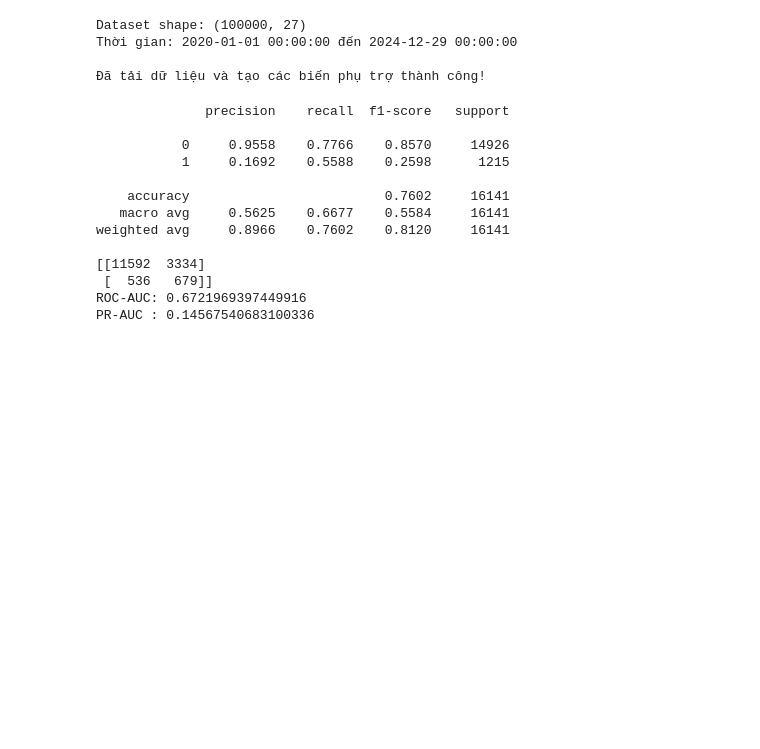
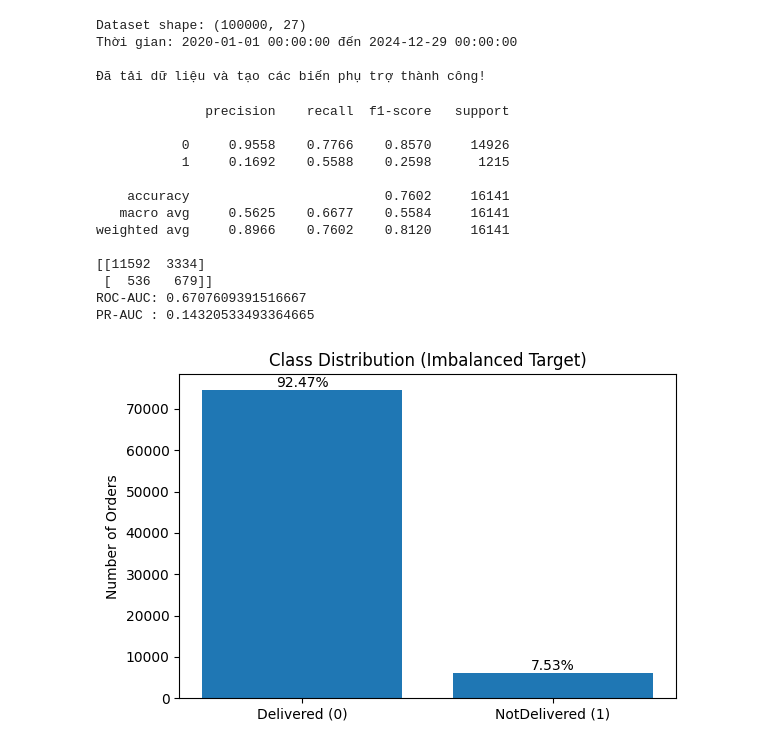
Before and after one commit to khoa2795/Final-Project, a Jupyter notebook: 03_Modeling_and_Prediction.ipynb, the cells around one changed output. Saved outputs shown, nothing was run; the diff lists cells and outputs as text; code cells hidden in the pictures; blank space fills up the shorter version.

Commit message:
Model

```diff
--- a/03_Modeling_and_Prediction.ipynb
+++ b/03_Modeling_and_Prediction.ipynb
@@ -148,28 +148,24 @@ df_model["NotDelivered"] = (
     df_model["OrderStatus"].isin(["Cancelled", "Returned"]).astype(int)
 )
 
-# ==== THÊM HighRiskProfile VÀO FEATURES ====
+
 feature_cols = [
-    "TotalAmount",
-    "Discount",
     "ShippingCost",
     "Quantity",
+    "HighRiskProfile",
     "PaymentMethod",
     "DiscountGroup",
     "AmountGroup",
     "Customer_type",
-    "HighRiskProfile",  # <—
 ]
 
 X = df_model[feature_cols].copy()
 y = df_model["NotDelivered"]
 
-# bỏ missing để tránh lỗi
 mask = X.notna().all(axis=1) & y.notna()
 X, y = X[mask], y[mask]
 
-# numeric & categorical columns
-num_cols = ["TotalAmount", "Discount", "ShippingCost", "Quantity", "HighRiskProfile"]
+num_cols = ["ShippingCost", "Quantity", "HighRiskProfile"]
 cat_cols = ["PaymentMethod", "DiscountGroup", "AmountGroup", "Customer_type"]
 
 preprocess = ColumnTransformer(
@@ -211,5 +207,29 @@ weighted avg     0.8966    0.7602    0.8120     16141
 
 [[11592  3334]
  [  536   679]]
-ROC-AUC: 0.6721969397449916
-PR-AUC : 0.14567540683100336
+ROC-AUC: 0.6707609391516667
+PR-AUC : 0.14320533493364665
+# %%
+import matplotlib.pyplot as plt
+
+# target như bạn đang dùng
+df_model = df[df["OrderStatus"].isin(["Delivered", "Cancelled", "Returned"])].copy()
+df_model["NotDelivered"] = df_model["OrderStatus"].isin(["Cancelled", "Returned"]).astype(int)
+
+counts = df_model["NotDelivered"].value_counts().sort_index()
+labels = ["Delivered (0)", "NotDelivered (1)"]
+
+plt.figure(figsize=(6,4))
+bars = plt.bar(labels, counts.values)
+plt.title("Class Distribution (Imbalanced Target)")
+plt.ylabel("Number of Orders")
+
+# hiển thị % trên cột
+total = counts.sum()
+for i, v in enumerate(counts.values):
+    plt.text(i, v, f"{v/total*100:.2f}%", ha="center", va="bottom")
+
+plt.tight_layout()
+plt.show()
+# %% [output]
+[figure, added]
```
Also changed, not shown: parts of 3 cells of this notebook, 5 other files.
